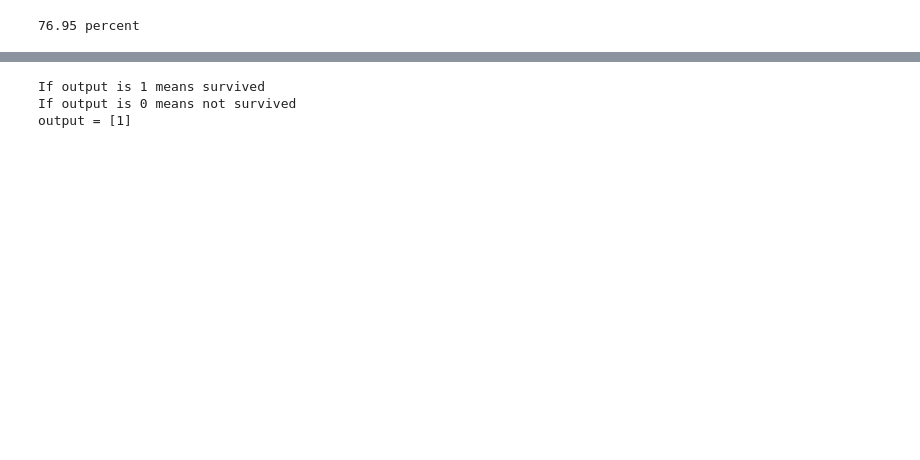
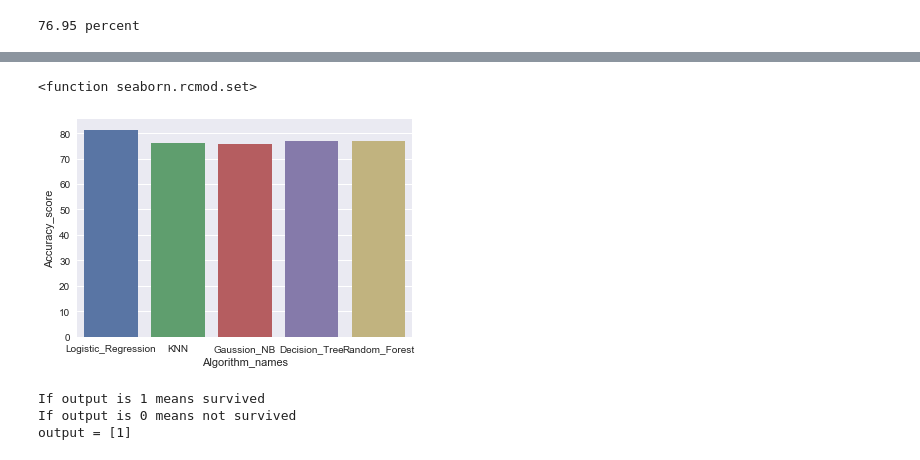
Before and after one commit to Amit8273600243/machine_learning_project1, a Jupyter notebook: titanic_project.ipynb, the cells around one changed output, grey strips where cells are left out. Drawn from its saved outputs; the diff is of its cells as text; code cells hidden in the pictures; blank space fills up the shorter version.

```diff
--- a/titanic_project.ipynb
+++ b/titanic_project.ipynb
@@ -464,3 +466,9 @@ models.sort_values(by='Score', ascending=False)
+# %%
+sns.barplot(x="Algorithm_names", y="Accuracy_score", data=models)
+sns.set
+# %% [output]
+<function seaborn.rcmod.set>
+[figure, added]
 # %%
 import numpy as np
 features = np.array([[1,21,1,0,0,1,0,0,3]])
```
Also changed, not shown: parts of 5 cells of this notebook.
